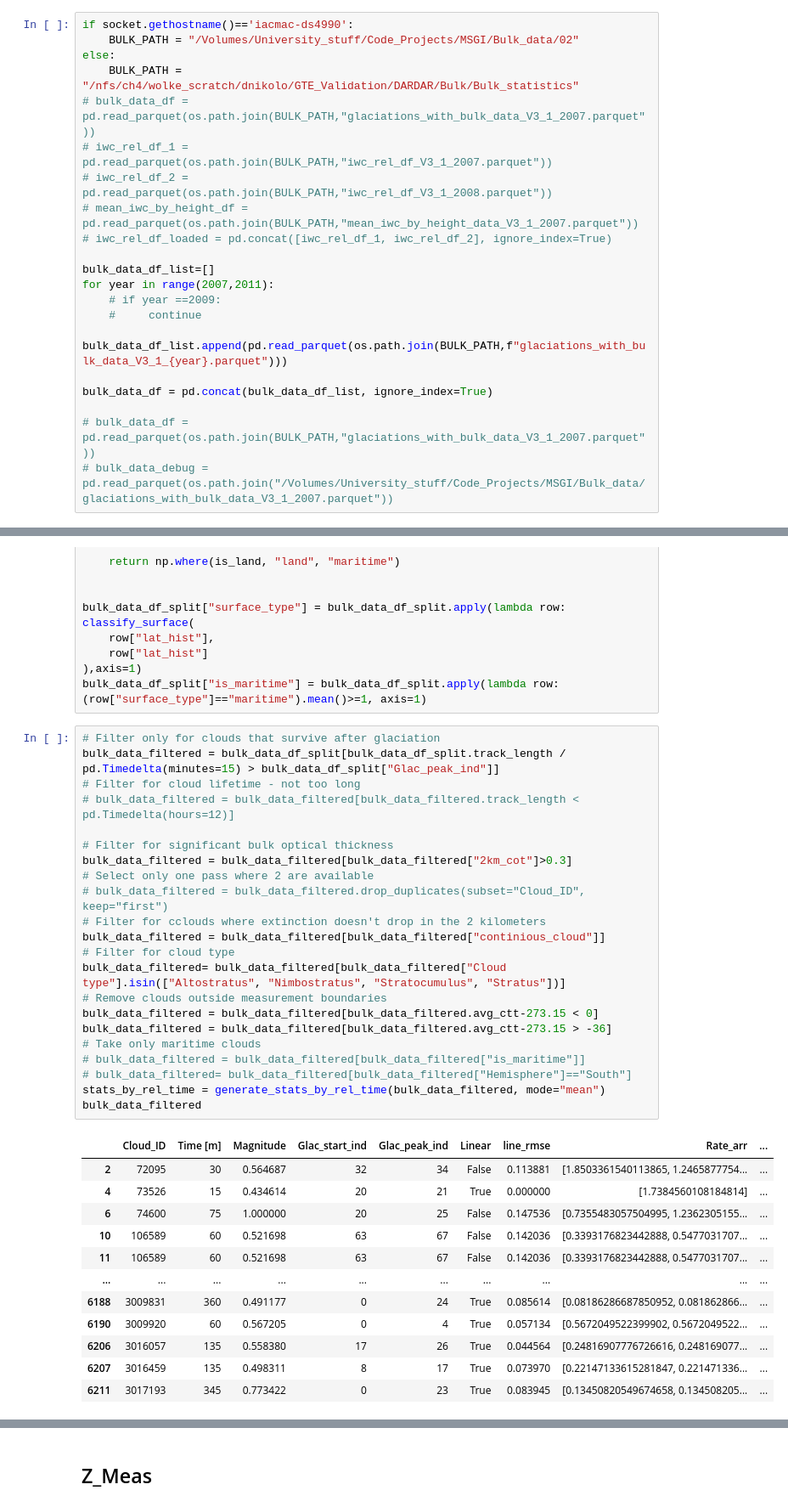
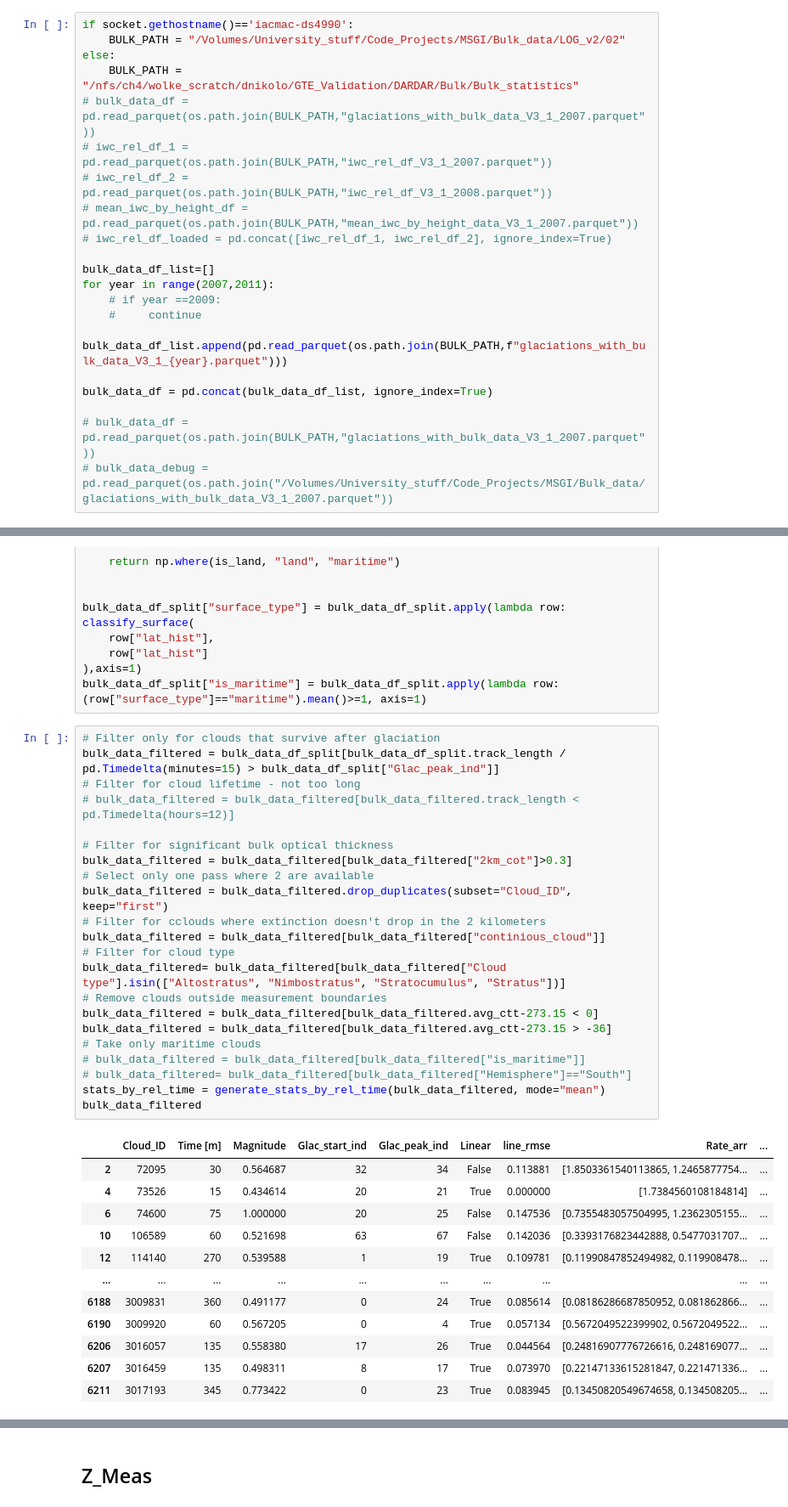
Before and after one commit to DragomirNikolov/MSGI, a Jupyter notebook: plotting/Publication_figures/cloud_bulk_figure.ipynb, the cells around one changed output, grey strips where cells are left out. Shown at 85% size. Saved outputs shown, nothing was run; the diff lists cells and outputs as text.

```diff
--- a/plotting/Publication_figures/cloud_bulk_figure.ipynb
+++ b/plotting/Publication_figures/cloud_bulk_figure.ipynb
@@ -33,7 +33,7 @@ def describe(arr):
 ## Load data (Only bulk_data_df important)
 # %%
 if socket.gethostname()=='iacmac-ds4990':
-    BULK_PATH = "/Volumes/University_stuff/Code_Projects/MSGI/Bulk_data/02"
+    BULK_PATH = "/Volumes/University_stuff/Code_Projects/MSGI/Bulk_data/LOG_v2/02"
 else:
     BULK_PATH = "/nfs/ch4/wolke_scratch/dnikolo/GTE_Validation/DARDAR/Bulk/Bulk_statistics"
 # bulk_data_df = pd.read_parquet(os.path.join(BULK_PATH,"glaciations_with_bulk_data_V3_1_2007.parquet"))
@@ -481,32 +430,32 @@ bulk_data_df_split["is_maritime"] = bulk_data_df_split.apply(lambda row: (row["s
 # %%
 # Filter only for clouds that survive after glaciation
 bulk_data_filtered = bulk_data_df_split[bulk_data_df_split.track_length / pd.Timedelta(minutes=15) > bulk_data_df_split["Glac_peak_ind"]]
 # Filter for cloud lifetime - not too long
 # bulk_data_filtered = bulk_data_filtered[bulk_data_filtered.track_length < pd.Timedelta(hours=12)]
 
 # Filter for significant bulk optical thickness
 bulk_data_filtered = bulk_data_filtered[bulk_data_filtered["2km_cot"]>0.3]
 # Select only one pass where 2 are available
-# bulk_data_filtered = bulk_data_filtered.drop_duplicates(subset="Cloud_ID", keep="first")
+bulk_data_filtered = bulk_data_filtered.drop_duplicates(subset="Cloud_ID", keep="first")
 # Filter for cclouds where extinction doesn't drop in the 2 kilometers
 bulk_data_filtered = bulk_data_filtered[bulk_data_filtered["continious_cloud"]]
 # Filter for cloud type
 bulk_data_filtered= bulk_data_filtered[bulk_data_filtered["Cloud type"].isin(["Altostratus", "Nimbostratus", "Stratocumulus", "Stratus"])]
 # Remove clouds outside measurement boundaries
 bulk_data_filtered = bulk_data_filtered[bulk_data_filtered.avg_ctt-273.15 < 0]
 bulk_data_filtered = bulk_data_filtered[bulk_data_filtered.avg_ctt-273.15 > -36]
 # Take only maritime clouds
 # bulk_data_filtered = bulk_data_filtered[bulk_data_filtered["is_maritime"]]
 # bulk_data_filtered= bulk_data_filtered[bulk_data_filtered["Hemisphere"]=="South"]
 stats_by_rel_time = generate_stats_by_rel_time(bulk_data_filtered, mode="mean")
 bulk_data_filtered
 # %% [output]
 |  | Cloud_ID | Time [m] | Magnitude | Glac_start_ind | Glac_peak_ind | Linear | line_rmse | Rate_arr | ... |
 | 2 | 72095 | 30 | 0.564687 | 32 | 34 | False | 0.113881 | [1.8503361540113865, 1.2465877754... | ... |
 | 4 | 73526 | 15 | 0.434614 | 20 | 21 | True | 0.000000 | [1.7384560108184814] | ... |
 | 6 | 74600 | 75 | 1.000000 | 20 | 25 | False | 0.147536 | [0.7355483057504995, 1.2362305155... | ... |
 | 10 | 106589 | 60 | 0.521698 | 63 | 67 | False | 0.142036 | [0.3393176823442888, 0.5477031707... | ... |
-| 11 | 106589 | 60 | 0.521698 | 63 | 67 | False | 0.142036 | [0.3393176823442888, 0.5477031707... | ... |
+| 12 | 114140 | 270 | 0.539588 | 1 | 19 | True | 0.109781 | [0.11990847852494982, 0.119908478... | ... |
 | ... | ... | ... | ... | ... | ... | ... | ... | ... | ... |
 | 6188 | 3009831 | 360 | 0.491177 | 0 | 24 | True | 0.085614 | [0.08186286687850952, 0.081862866... | ... |
 | 6190 | 3009920 | 60 | 0.567205 | 0 | 4 | True | 0.057134 | [0.5672049522399902, 0.5672049522... | ... |
```
Also changed, not shown: parts of 11 cells of this notebook, 8 other files.
